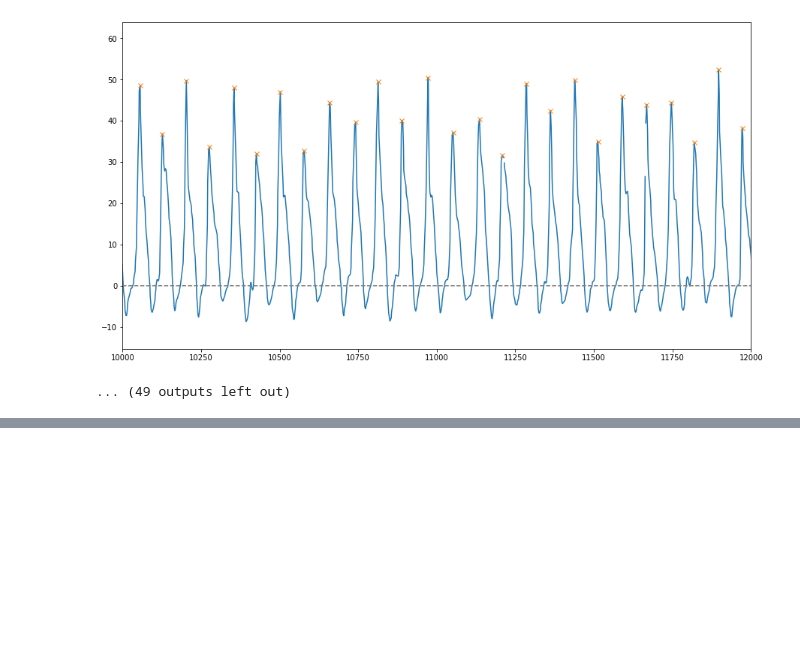
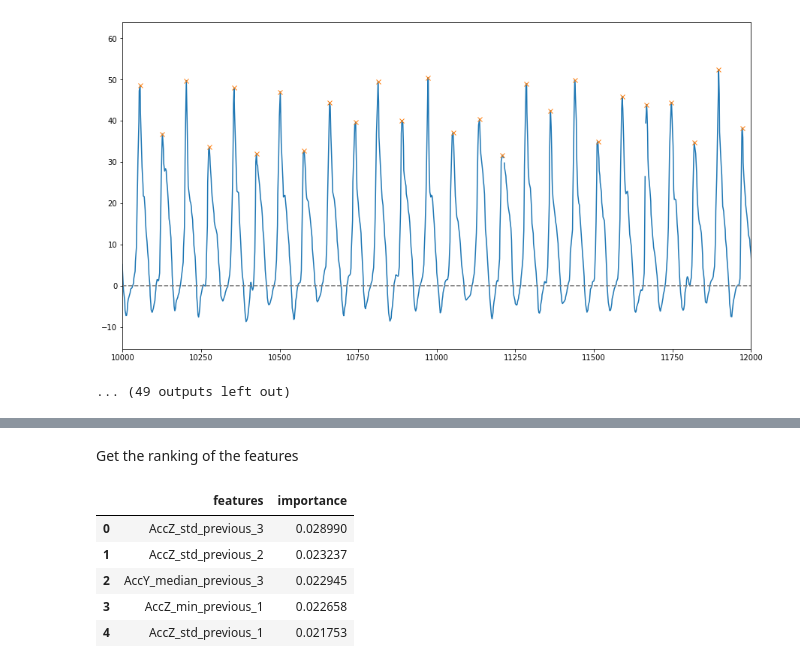
Before and after one commit to martinabetti-97/brutti_lovers-3, a Jupyter notebook: Final_Project/code/Step Function Generator.ipynb, the cells around one changed output, grey strips where cells are left out. Drawn from its saved outputs; the diff is of its cells as text; code cells hidden in the pictures; blank space fills up the shorter version.

```diff
--- a/Final_Project/code/Step Function Generator.ipynb
+++ b/Final_Project/code/Step Function Generator.ipynb
@@ -590,0 +396,4 @@ Name: step_sum, Length: 595, dtype: int64
+# %%
+result_files = glob.glob(f'../results/{time_int}s/results_{who}_*.csv')
+result_grid = pd.read_csv(result_files[0])
+best_param_rf = eval(result_grid[result_grid['Estimator'] == 'RandomForestClassifier']['Best_params'][0])
@@ -590,0 +449,12 @@ Name: step_sum, Length: 595, dtype: int64
+# %% [markdown]
+Get the ranking of the features
+# %%
+top_features = rank_features(X['train'], y['train'], best_param_rf)
+top_features.head()
+# %% [output]
+|  | features | importance |
+| 0 | AccZ_std_previous_3 | 0.028990 |
+| 1 | AccZ_std_previous_2 | 0.023237 |
+| 2 | AccY_median_previous_3 | 0.022945 |
+| 3 | AccZ_min_previous_1 | 0.022658 |
+| 4 | AccZ_std_previous_1 | 0.021753 |
```
Also changed, not shown: parts of 48 cells of this notebook, 25 other files.
